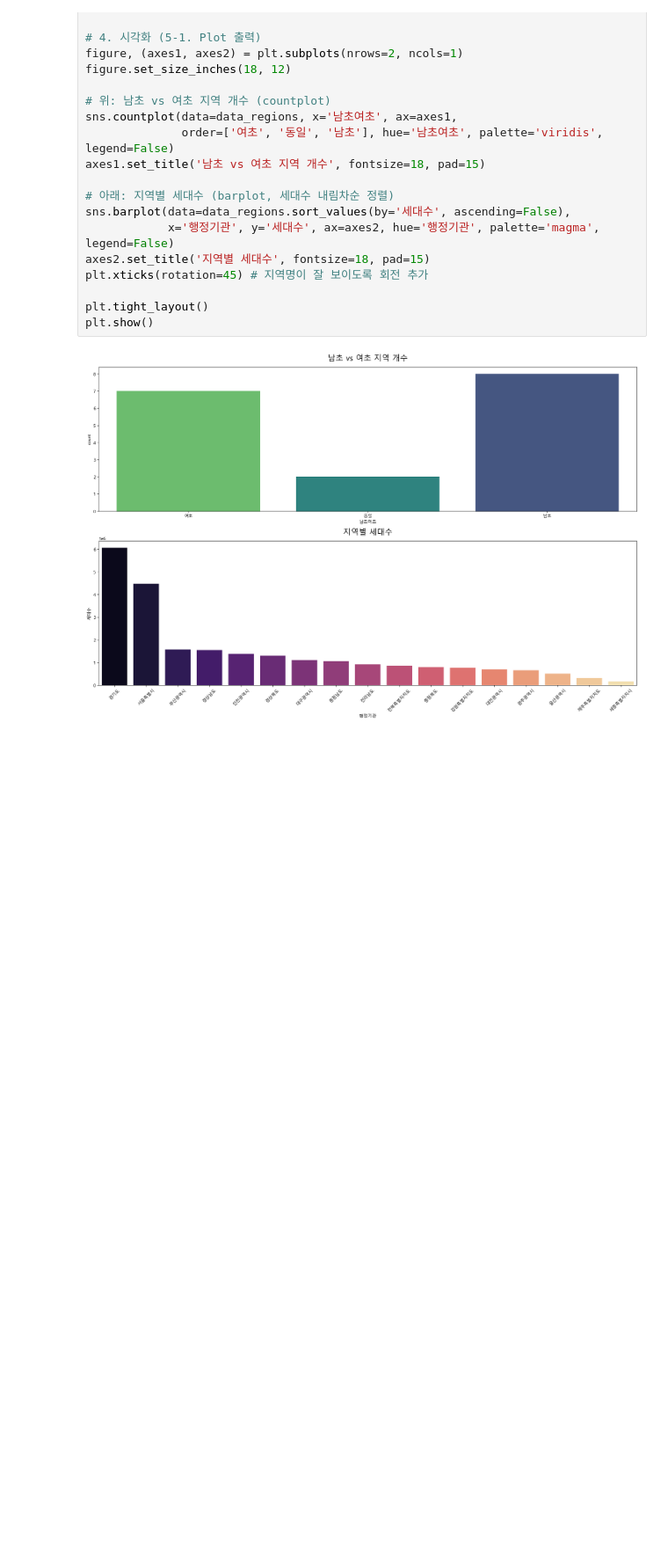
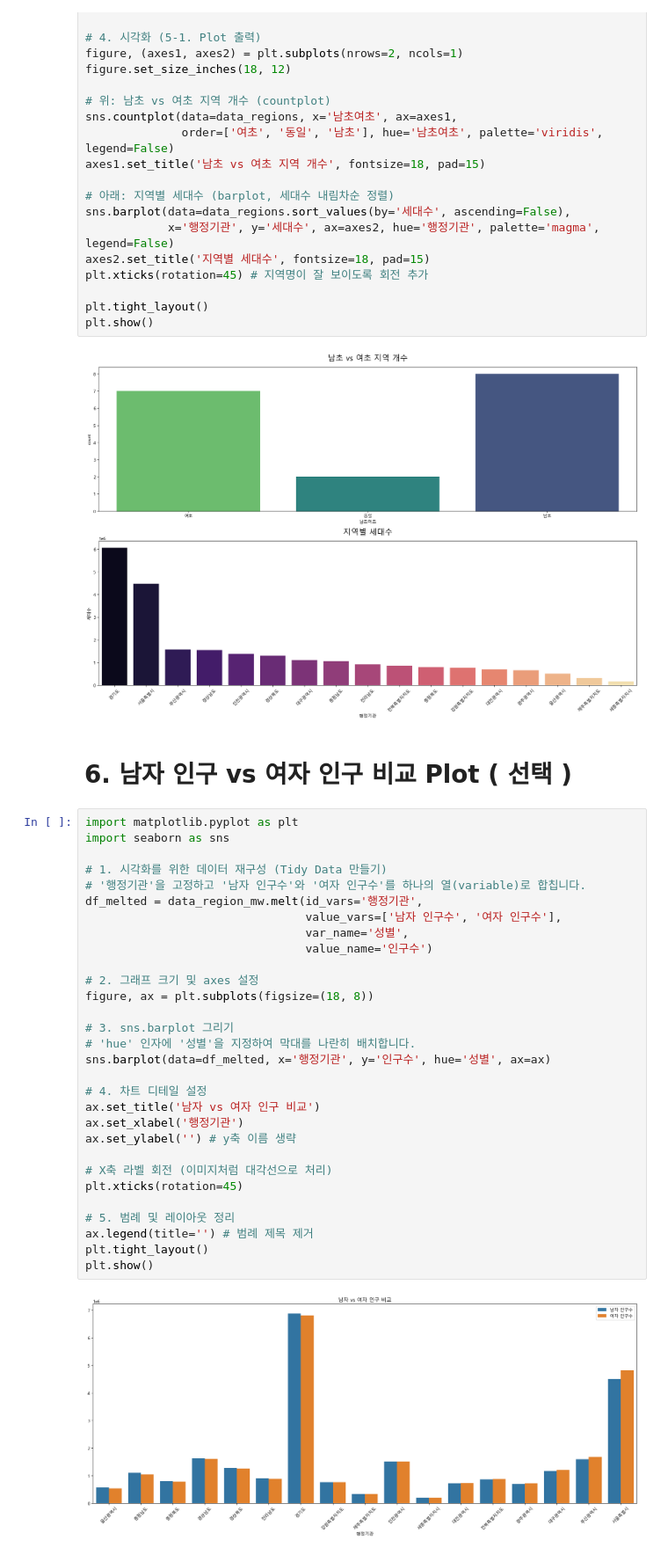
Before and after one commit to Eojinn/Python_Webscraping_analysis, a Jupyter notebook: 연습문제_웹스크래핑/04_인구현황분석.ipynb, the cells around one changed output. Shown at 88% size. Saved outputs shown, nothing was run; the diff lists cells and outputs as text; blank space fills up the shorter version.

```diff
--- a/연습문제_웹스크래핑/04_인구현황분석.ipynb
+++ b/연습문제_웹스크래핑/04_인구현황분석.ipynb
@@ -340,3 +331,37 @@ plt.tight_layout()
 plt.show()
 # %% [output]
 [figure]
+# %% [markdown]
+# 6. 남자 인구 vs 여자 인구 비교 Plot ( 선택 )
+# %%
+import matplotlib.pyplot as plt
+import seaborn as sns
+
+# 1. 시각화를 위한 데이터 재구성 (Tidy Data 만들기)
+# '행정기관'을 고정하고 '남자 인구수'와 '여자 인구수'를 하나의 열(variable)로 합칩니다.
+df_melted = data_region_mw.melt(id_vars='행정기관',
+                                value_vars=['남자 인구수', '여자 인구수'],
+                                var_name='성별',
+                                value_name='인구수')
+
+# 2. 그래프 크기 및 axes 설정
+figure, ax = plt.subplots(figsize=(18, 8))
+
+# 3. sns.barplot 그리기
+# 'hue' 인자에 '성별'을 지정하여 막대를 나란히 배치합니다.
+sns.barplot(data=df_melted, x='행정기관', y='인구수', hue='성별', ax=ax)
+
+# 4. 차트 디테일 설정
+ax.set_title('남자 vs 여자 인구 비교')
+ax.set_xlabel('행정기관')
+ax.set_ylabel('') # y축 이름 생략
+
+# X축 라벨 회전 (이미지처럼 대각선으로 처리)
+plt.xticks(rotation=45)
+
+# 5. 범례 및 레이아웃 정리
+ax.legend(title='') # 범례 제목 제거
+plt.tight_layout()
+plt.show()
+# %% [output]
+[figure, added]
```
Also changed, not shown: parts of 9 cells of this notebook.
